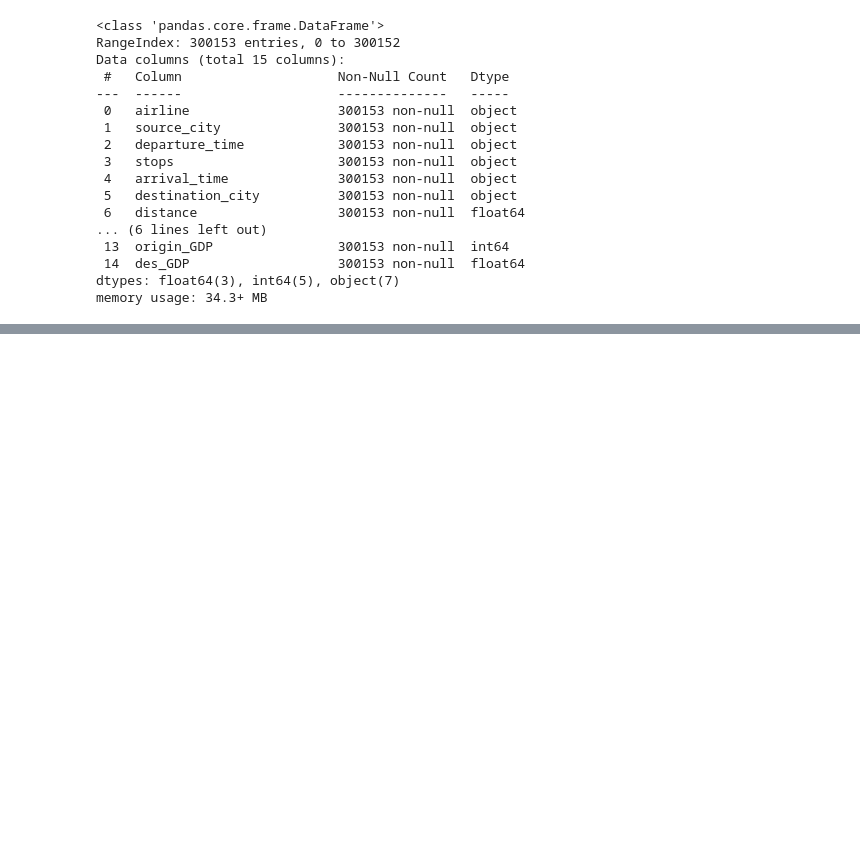
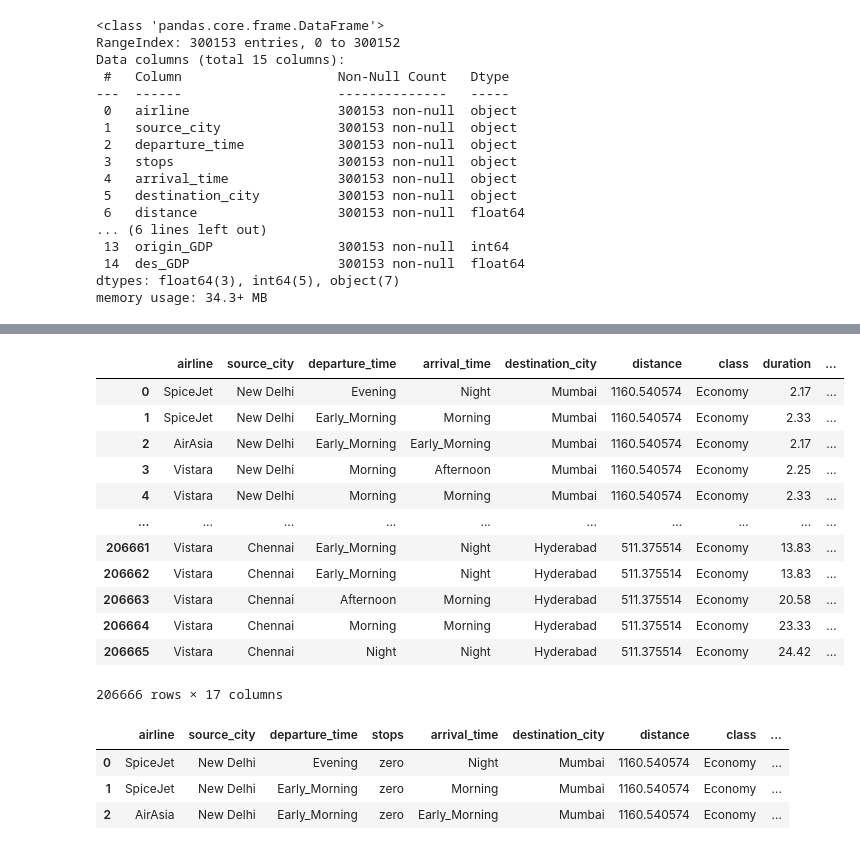
Before and after one commit to sdingx/Flight_Price_Prediction, a Jupyter notebook: test.ipynb, the cells around one changed output, grey strips where cells are left out. Cells and saved outputs as stored; diff of their text form; code cells hidden in the pictures; blank space fills up the shorter version.

```diff
--- a/test.ipynb
+++ b/test.ipynb
@@ -79,0 +76,18 @@ memory usage: 34.3+ MB
+# %%
+# only get dummies for stops column in df
+
+pd.get_dummies(df, columns=['stops'], drop_first=True)
+# %% [output]
+|  | airline | source_city | departure_time | arrival_time | destination_city | distance | class | duration | ... |
+| 0 | SpiceJet | New Delhi | Evening | Night | Mumbai | 1160.540574 | Economy | 2.17 | ... |
+| 1 | SpiceJet | New Delhi | Early_Morning | Morning | Mumbai | 1160.540574 | Economy | 2.33 | ... |
+| 2 | AirAsia | New Delhi | Early_Morning | Early_Morning | Mumbai | 1160.540574 | Economy | 2.17 | ... |
+| 3 | Vistara | New Delhi | Morning | Afternoon | Mumbai | 1160.540574 | Economy | 2.25 | ... |
+| 4 | Vistara | New Delhi | Morning | Morning | Mumbai | 1160.540574 | Economy | 2.33 | ... |
+| ... | ... | ... | ... | ... | ... | ... | ... | ... | ... |
+| 206661 | Vistara | Chennai | Early_Morning | Night | Hyderabad | 511.375514 | Economy | 13.83 | ... |
+| 206662 | Vistara | Chennai | Early_Morning | Night | Hyderabad | 511.375514 | Economy | 13.83 | ... |
+| 206663 | Vistara | Chennai | Afternoon | Morning | Hyderabad | 511.375514 | Economy | 20.58 | ... |
+| 206664 | Vistara | Chennai | Morning | Morning | Hyderabad | 511.375514 | Economy | 23.33 | ... |
+| 206665 | Vistara | Chennai | Night | Night | Hyderabad | 511.375514 | Economy | 24.42 | ... |
+206666 rows × 17 columns
@@ -79,0 +96,7 @@ memory usage: 34.3+ MB
+# %%
+df.head(3)
+# %% [output]
+|  | airline | source_city | departure_time | stops | arrival_time | destination_city | distance | class | ... |
+| 0 | SpiceJet | New Delhi | Evening | zero | Night | Mumbai | 1160.540574 | Economy | ... |
+| 1 | SpiceJet | New Delhi | Early_Morning | zero | Morning | Mumbai | 1160.540574 | Economy | ... |
+| 2 | AirAsia | New Delhi | Early_Morning | zero | Early_Morning | Mumbai | 1160.540574 | Economy | ... |
```
Also changed, not shown: parts of 16 cells of this notebook, 8 other files.
